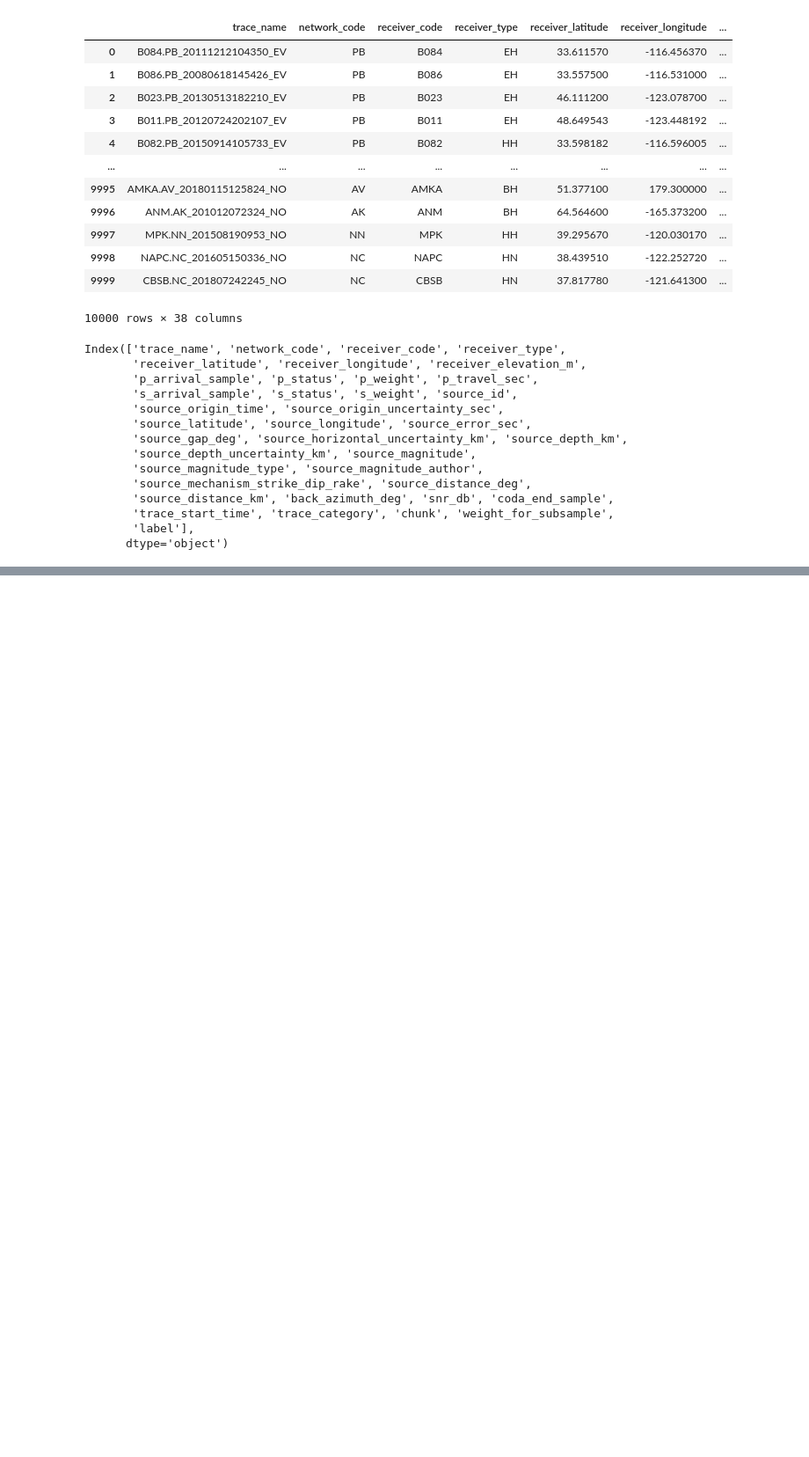
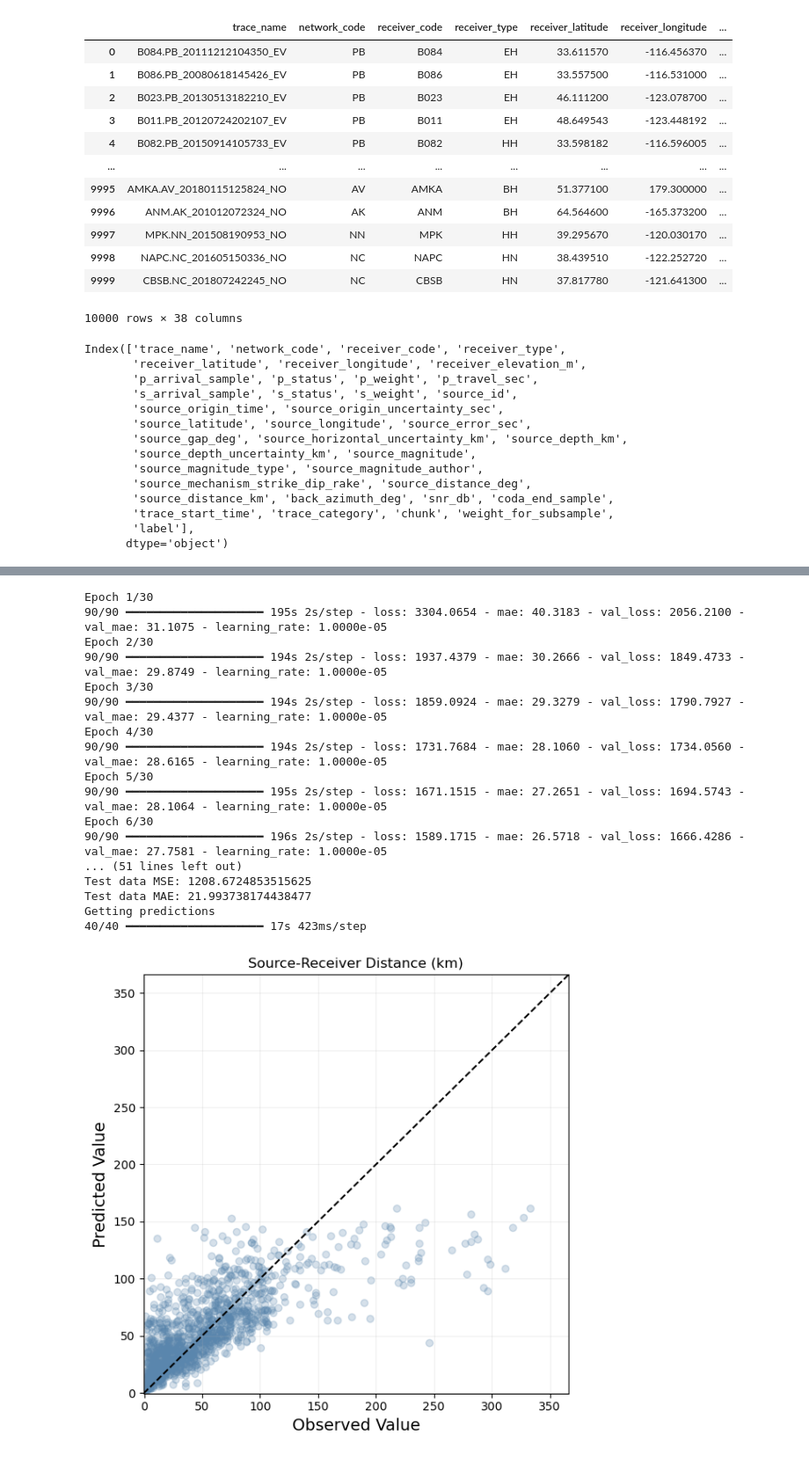
Before and after one commit to kaelynn-rose/Earthquake_Detection, a Jupyter notebook: notebooks/model_training.ipynb, the cells around one changed output, grey strips where cells are left out. Shown at 88% size. Drawn from its saved outputs; the diff is of its cells as text; code cells hidden in the pictures; blank space fills up the shorter version.

```diff
--- a/notebooks/model_training.ipynb
+++ b/notebooks/model_training.ipynb
@@ -472,7 +489,27 @@ plot_training_history(model_swave_history)
 # %%
+callbacks_dist = callbacks_setup()
 labels = np.array(metadata_earthquakes_only['source_distance_km'])
 train_dataset_dist, val_dataset_dist, test_dataset_dist = prepare_datasets(imgs=spectrogram_imgs_earthquakes_only, labels=labels, preproc_func=image_preprocessing, preproc_func_kwargs=waveform_kwargs, use_scaler=False, batch_size=32)
 model_distance = build_regression_cnn(learning_rate=1e-5, loss='mse', metrics=['mae'])
-model_distance_history = model_distance.fit(train_dataset_dist, epochs=20, callbacks=callbacks, validation_data=val_dataset_dist)
+model_distance_history = model_distance.fit(train_dataset_dist, epochs=30, callbacks=callbacks_dist, validation_data=val_dataset_dist)
 evaluate_regression_model(model_distance, test_dataset_dist, 'Source-Receiver Distance (km)', scaler=None)
 plot_training_history(model_distance_history)
+# %% [output]
+Epoch 1/30
+90/90 ━━━━━━━━━━━━━━━━━━━━ 195s 2s/step - loss: 3304.0654 - mae: 40.3183 - val_loss: 2056.2100 - val_mae: 31.1075 - learning_rate: 1.0000e-05
+Epoch 2/30
+90/90 ━━━━━━━━━━━━━━━━━━━━ 194s 2s/step - loss: 1937.4379 - mae: 30.2666 - val_loss: 1849.4733 - val_mae: 29.8749 - learning_rate: 1.0000e-05
+Epoch 3/30
+90/90 ━━━━━━━━━━━━━━━━━━━━ 194s 2s/step - loss: 1859.0924 - mae: 29.3279 - val_loss: 1790.7927 - val_mae: 29.4377 - learning_rate: 1.0000e-05
+Epoch 4/30
+90/90 ━━━━━━━━━━━━━━━━━━━━ 194s 2s/step - loss: 1731.7684 - mae: 28.1060 - val_loss: 1734.0560 - val_mae: 28.6165 - learning_rate: 1.0000e-05
+Epoch 5/30
+90/90 ━━━━━━━━━━━━━━━━━━━━ 195s 2s/step - loss: 1671.1515 - mae: 27.2651 - val_loss: 1694.5743 - val_mae: 28.1064 - learning_rate: 1.0000e-05
+Epoch 6/30
+90/90 ━━━━━━━━━━━━━━━━━━━━ 196s 2s/step - loss: 1589.1715 - mae: 26.5718 - val_loss: 1666.4286 - val_mae: 27.7581 - learning_rate: 1.0000e-05
+... (51 lines left out)
+Test data MSE: 1208.6724853515625
+Test data MAE: 21.993738174438477
+Getting predictions
+40/40 ━━━━━━━━━━━━━━━━━━━━ 17s 423ms/step
+[figure, added]
```
Also changed, not shown: parts of 29 cells of this notebook, 1 other file.
